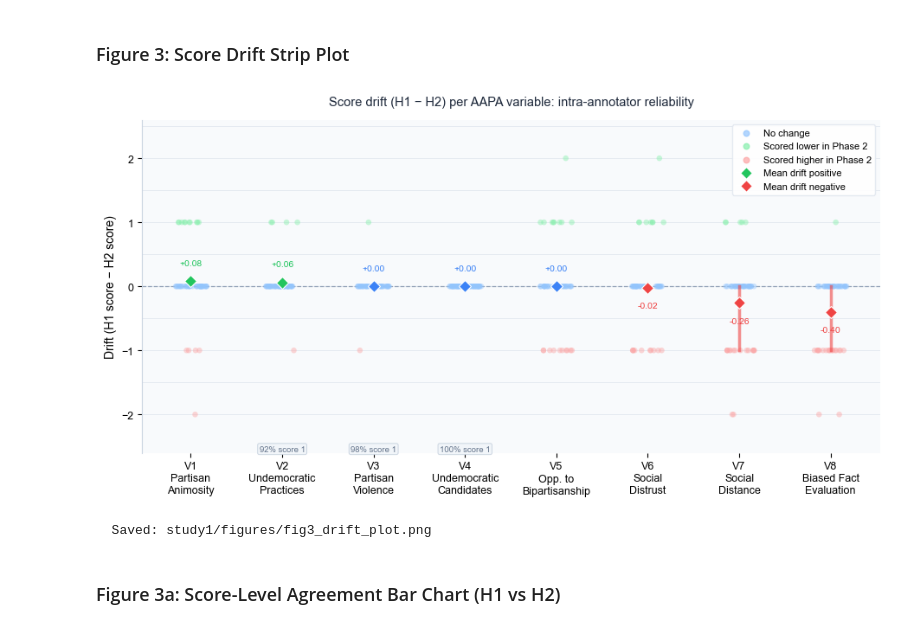
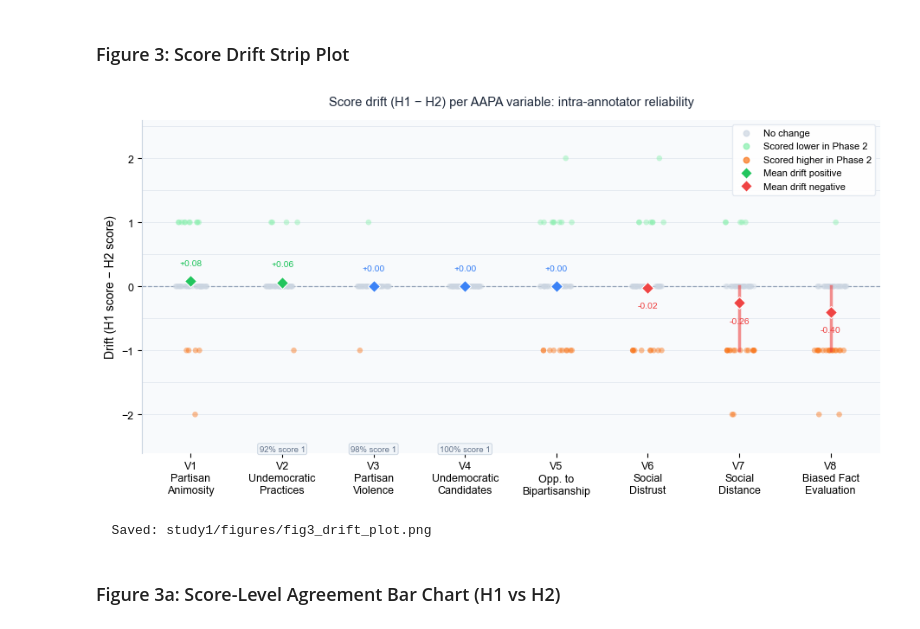
Before and after one commit to meshchem/Thesis, a Jupyter notebook: LLM_annotations/study1_annotation_consistency.ipynb, the cells around one changed output. Drawn from its saved outputs; the diff is of its cells as text; code cells hidden in the pictures.

```diff
--- a/LLM_annotations/study1_annotation_consistency.ipynb
+++ b/LLM_annotations/study1_annotation_consistency.ipynb
@@ -497,7 +494,7 @@ ax.axhline(0, color="#94A3B8", linewidth=0.9, linestyle="--", zorder=1)
 for y in np.arange(-0.1, 1.05, 0.1):
     ax.axhline(y, color="#E2E8F0", linewidth=0.5, zorder=0)
 
-colour = "purple"
+colour = "#3F007D"
 for xi, (v, val) in enumerate(zip(SCORE_COLS, rho_vals)):
     is_lv = v in LOW_VARIANCE
     if np.isnan(val):
@@ -926,9 +923,9 @@ DOT_SETS = {
     "Humans only":    [h1_mat, h2_mat],
 }
 DOT_COLOURS = {
-    "All annotators": "orange",
-    "LLMs only":      "green",
-    "Humans only":    "blue",
+    "All annotators": "#1E293B",
+    "LLMs only":      "#C94A6B",
+    "Humans only":    "#0C6291",
 }
 
 alpha_vals = {}
@@ -1152,9 +1149,9 @@ drift_melted = (
     .melt(var_name="variable", value_name="drift")
 )
 
-COLOUR_SAME = "#93C5FD"
+COLOUR_SAME = "#CBD5E1"
 COLOUR_POS  = "#86EFAC"
-COLOUR_NEG  = "#FCA5A5"
+COLOUR_NEG  = "#F97316"
 
 fig, ax = plt.subplots(figsize=(11, 5))
 ax.set_facecolor("#F8FAFC")
@@ -1187,34 +1184,34 @@ for xi, v in enumerate(SCORE_COLS):
 ax.set_xticks(np.arange(len(SCORE_COLS)))
 ax.set_xticklabels([VARIABLE_LABELS[v] for v in SCORE_COLS],
                    fontsize=7, rotation=0, ha="center", multialignment="center")
 ax.set_ylabel("Drift (H1 score − H2 score)", fontsize=10)
 ax.set_ylim(-2.6, 2.6)
 ax.yaxis.set_major_locator(mticker.MultipleLocator(1))
 style_axes(ax)
 
 for xi, v in enumerate(SCORE_COLS):
     if v in LOW_VARIANCE:
         ax.annotate(BASE_RATE_LABEL[v], xy=(xi, -2.6), xycoords="data",
                     fontsize=6.8, color="#64748B", ha="center", va="bottom",
                     bbox=dict(boxstyle="round,pad=0.2", facecolor="#F1F5F9",
                               edgecolor="#CBD5E1", linewidth=0.7))
 
 legend_handles = [
     plt.scatter([], [], color=COLOUR_SAME, alpha=0.7, s=22, label="No change"),
     plt.scatter([], [], color=COLOUR_POS,  alpha=0.7, s=22, label="Scored lower in Phase 2"),
     plt.scatter([], [], color=COLOUR_NEG,  alpha=0.7, s=22, label="Scored higher in Phase 2"),
     plt.Line2D([0], [0], marker="D", color="w", markerfacecolor="#22C55E",
                markersize=7, label="Mean drift positive"),
     plt.Line2D([0], [0], marker="D", color="w", markerfacecolor="#EF4444",
                markersize=7, label="Mean drift negative"),
 ]
 ax.legend(handles=legend_handles, fontsize=8, loc="upper right",
           framealpha=0.9, edgecolor="#E2E8F0")
 ax.set_title("Score drift (H1 − H2) per AAPA variable: intra-annotator reliability",
              fontsize=10.5, pad=12, color="#1E293B")
 save_fig(fig, "fig3_drift_plot")
 # %% [output]
-[figure, old version]
+[figure, new version]
   Saved: study1/figures/fig3_drift_plot.png
 # %% [markdown]
 ### Figure 3a: Score-Level Agreement Bar Chart (H1 vs H2)
```
Also changed, not shown: parts of 10 cells of this notebook, 10 other files.
